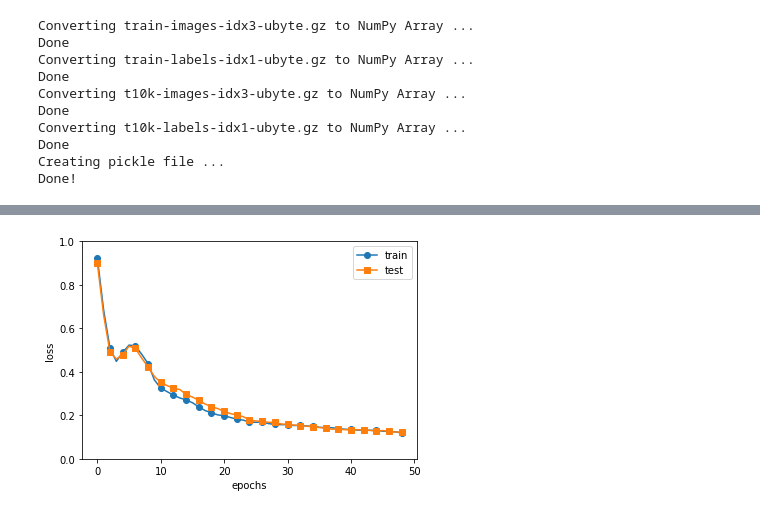
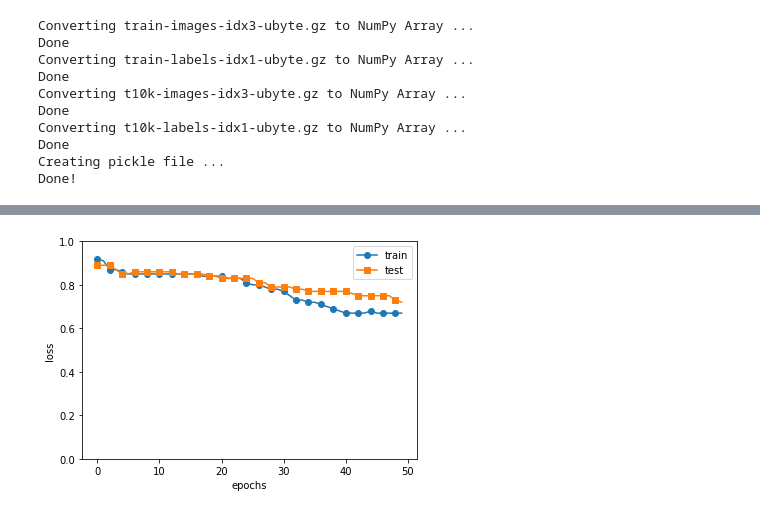
Before and after one commit to JustinKin/20215693QinJunyou, a Jupyter notebook: test.ipynb, the cells around one changed output, grey strips where cells are left out. Cells and saved outputs as stored; diff of their text form; code cells hidden in the pictures.

```diff
--- a/test.ipynb
+++ b/test.ipynb
@@ -436,7 +437,7 @@ class Trainer:
             self.train_loss.append(1-train_acc)
             self.test_loss.append(1-test_acc)
 
-            if self.verbose: print("=== epoch:" + str(self.current_epoch) + ", train acc:" + str(train_acc) + ", test acc:" + str(test_acc) + " ===")
+            if self.verbose: print("=== epoch:" + str(self.current_epoch) + ", Train accuracy:" + str(train_acc) + ", Test accuracy:" + str(test_acc) + " ===")
         self.current_iter += 1
 
     def train(self):
@@ -447,7 +448,7 @@ class Trainer:
 
         if self.verbose:
             print("=============== Final Test Accuracy ===============")
-            print("test acc:" + str(test_acc))
+            print("Test accuracy:" + str(test_acc))
 # %%
 """
 ------------------------------------------
@@ -595,24 +710,30 @@ class SimpleConvNet:
 # %%
+'''
+------------------------------
+情形3 : 欠拟合效果
+隐藏层维度10，学习率0.0001，小批量样本100;
+------------------------------
+'''
 # 读入数据
 (x_train, t_train), (x_test, t_test) = load_mnist(flatten=False)
-
-max_epochs = 49
-
-network = SimpleConvNet(input_dim=(1,28,28),
-                        conv_param = {'filter_num': 30, 'filter_size': 5, 'pad': 0, 'stride': 1},
-                        hidden_size=100, output_size=10, weight_init_std=0.01)
-
+# 50轮
+max_epochs = 50
+# 初始化网络参数
+network = SimpleNet(input_size = 784, hidden_size=10, output_size=10, weight_init_std=0.01,
+                    activation = Relu(), DropoutFlag = 0)
+# 训练参数，使用SGD优化
 trainer = Trainer(network, x_train, t_train, x_test, t_test,
                   epochs=max_epochs, mini_batch_size=100,
-                  optimizer='SGD', optimizer_param={'lr': 0.001},
-                  evaluate_sample_num_per_epoch=1000)
+                  optimizer='SGD', optimizer_param={'lr': 0.0001},
+                  evaluate_sample_num_per_epoch=100)
+# 开始训练
 trainer.train()
 
-# 保存网络参数
-network.save_params("params.pkl")
-print("Saved Network Parameters!")
+# 保存模型
+# network.save_params("params_OF.pkl")
+# print("Train Completed! Saved Network Parameters!")
 
-# 绘制曲线
+# 绘制训练loss曲线和测试loss曲线
 markers = {'train': 'o', 'test': 's'}
 x = np.arange(max_epochs)
 plt.plot(x, trainer.train_loss, marker='o', label='train', markevery=2)
@@ -643 +764 @@ Saved Network Parameters!
-[figure, old version]
+[figure, new version]
```
Also changed, not shown: parts of 7 cells of this notebook, 3 other files.
